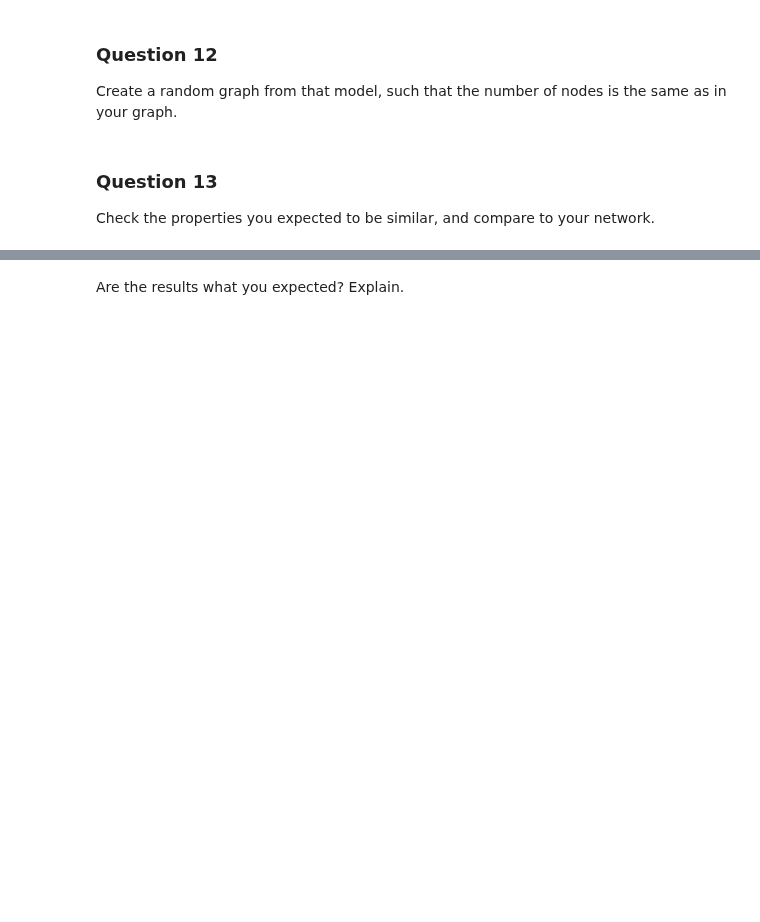
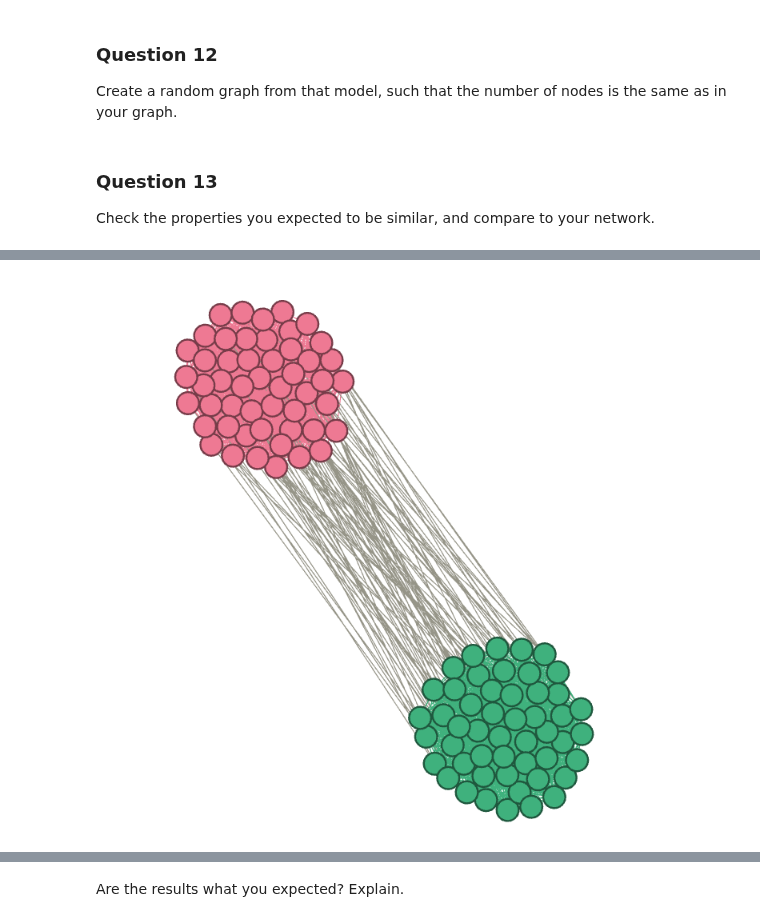
Before and after one commit to AgentAGadge/ntds_2018, a Jupyter notebook: milestones/2_network_models.ipynb, the cells around one changed output, grey strips where cells are left out. Drawn from its saved outputs; the diff is of its cells as text; code cells hidden in the pictures; blank space fills up the shorter version.

```diff
--- a/milestones/2_network_models.ipynb
+++ b/milestones/2_network_models.ipynb
@@ -563,3 +566,8 @@ Check the properties you expected to be similar, and compare to your network.
+# %%
+# Visual representation of the community structure random network, created with Gephi (Force Atlas 2 layout)
+Image(filename='img/community_structure.png')
+# %% [output]
+[figure, added]
 # %%
 # Your code here.
 
```
Also changed, not shown: parts of 13 cells of this notebook, 4 other files.
